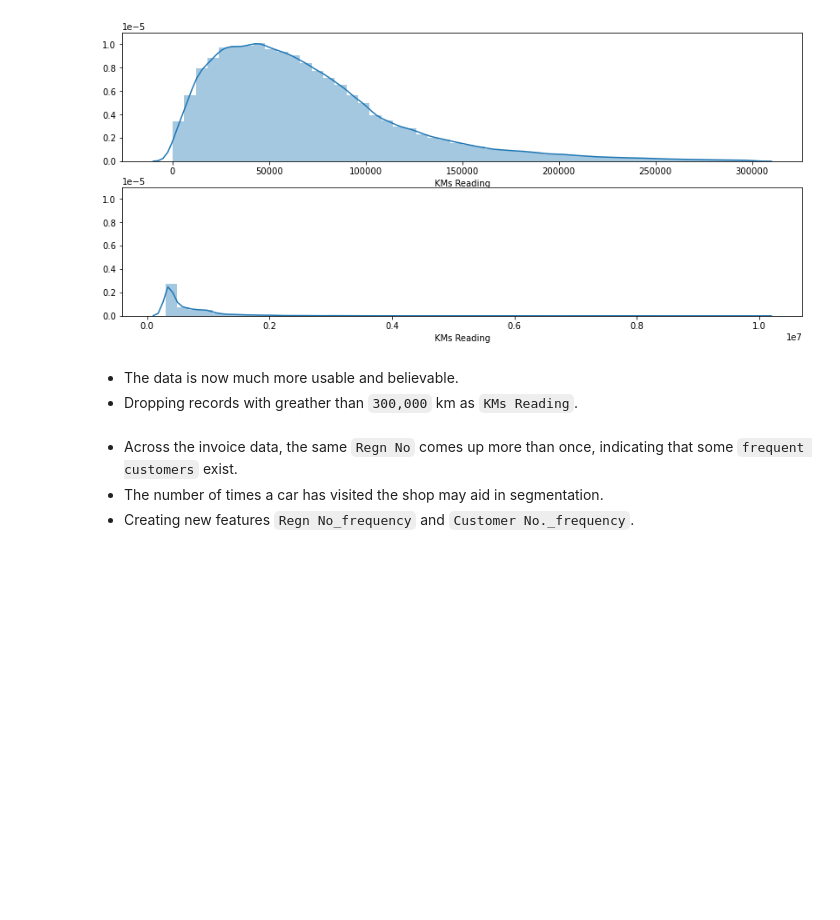
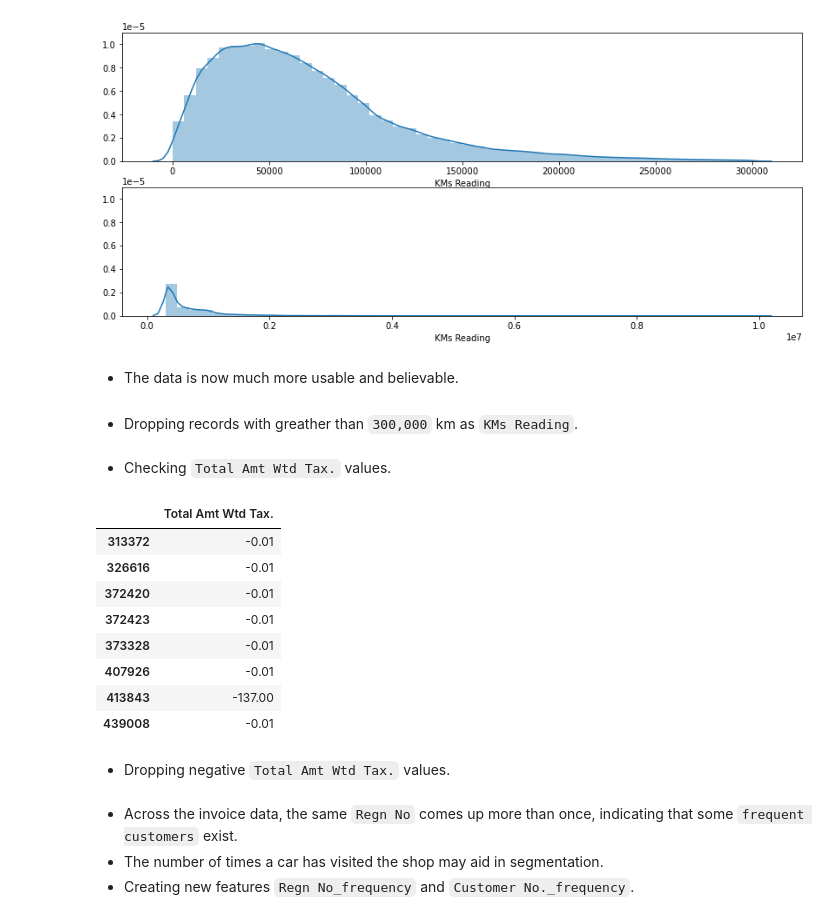
Before and after one commit to aditya-jagdev/Mahindra-First-Choice-Data-Analysis, a Jupyter notebook: 1. Data Cleaning and Feature Engineering.ipynb, the cells around one changed output. Saved outputs shown, nothing was run; the diff lists cells and outputs as text; code cells hidden in the pictures; blank space fills up the shorter version.

```diff
--- a/1. Data Cleaning and Feature Engineering.ipynb
+++ b/1. Data Cleaning and Feature Engineering.ipynb
@@ -335,7 +336,24 @@ __ = sns.distplot(invoice[invoice['KMs Reading'] > 300000]['KMs Reading'], ax=ax
 [figure]
 # %% [markdown]
 * The data is now much more usable and believable.
+<br><br>
 * Dropping records with greather than `300,000` km as `KMs Reading`.
 # %%
 mask = invoice['KMs Reading'] > 300000
 invoice.drop(invoice[ mask ].index, axis=0, inplace=True)
+# %% [markdown]
+* Checking `Total Amt Wtd Tax.` values.
+# %%
+invoice[invoice['Total Amt Wtd Tax.'] < 0][['Total Amt Wtd Tax.']]
+# %% [output]
+|  | Total Amt Wtd Tax. |
+| 313372 | -0.01 |
+| 326616 | -0.01 |
+| 372420 | -0.01 |
+| 372423 | -0.01 |
+| 373328 | -0.01 |
+| 407926 | -0.01 |
+| 413843 | -137.00 |
+| 439008 | -0.01 |
+# %% [markdown]
+* Dropping negative `Total Amt Wtd Tax.` values.
```
Also changed, not shown: parts of 19 cells of this notebook.
